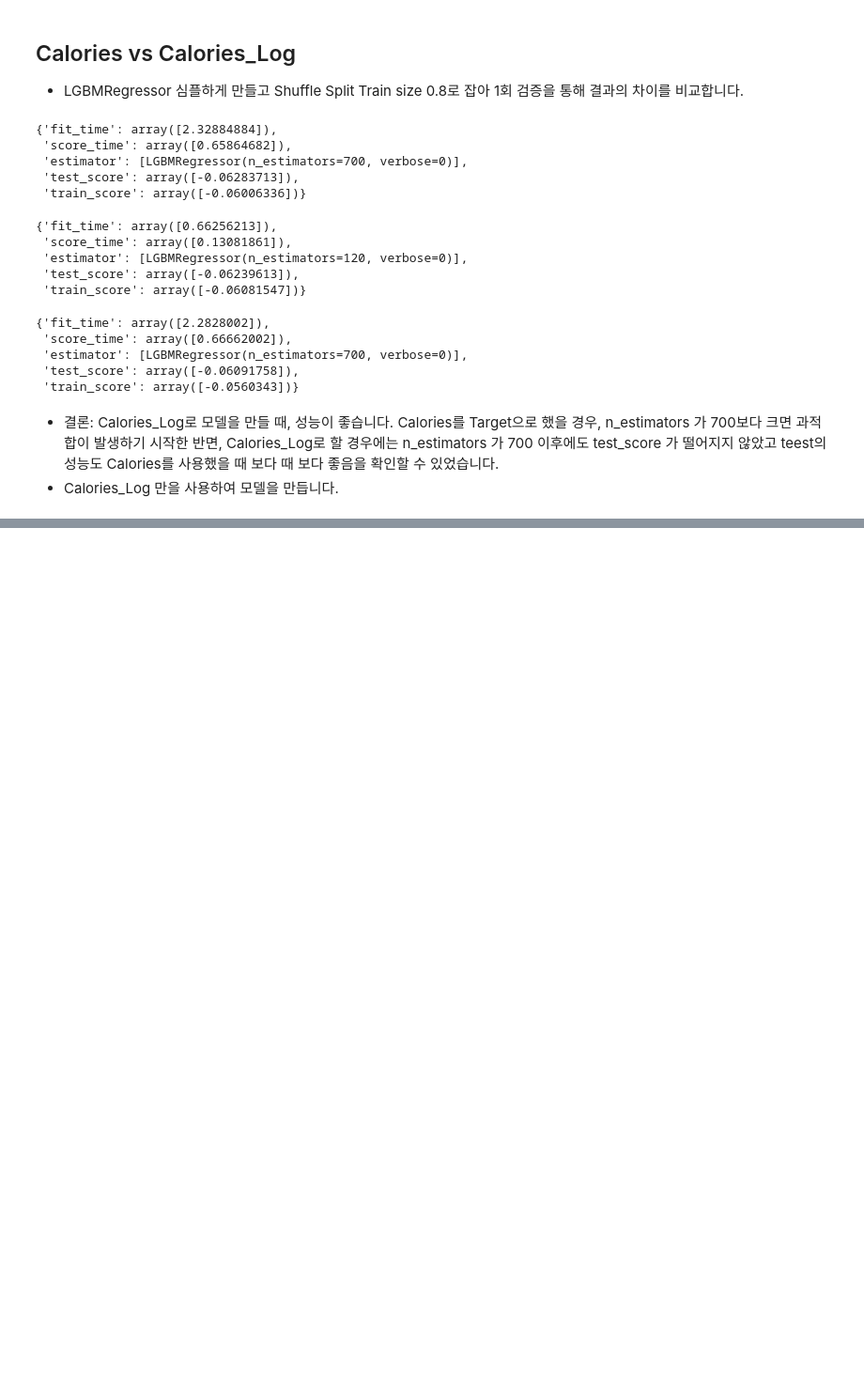
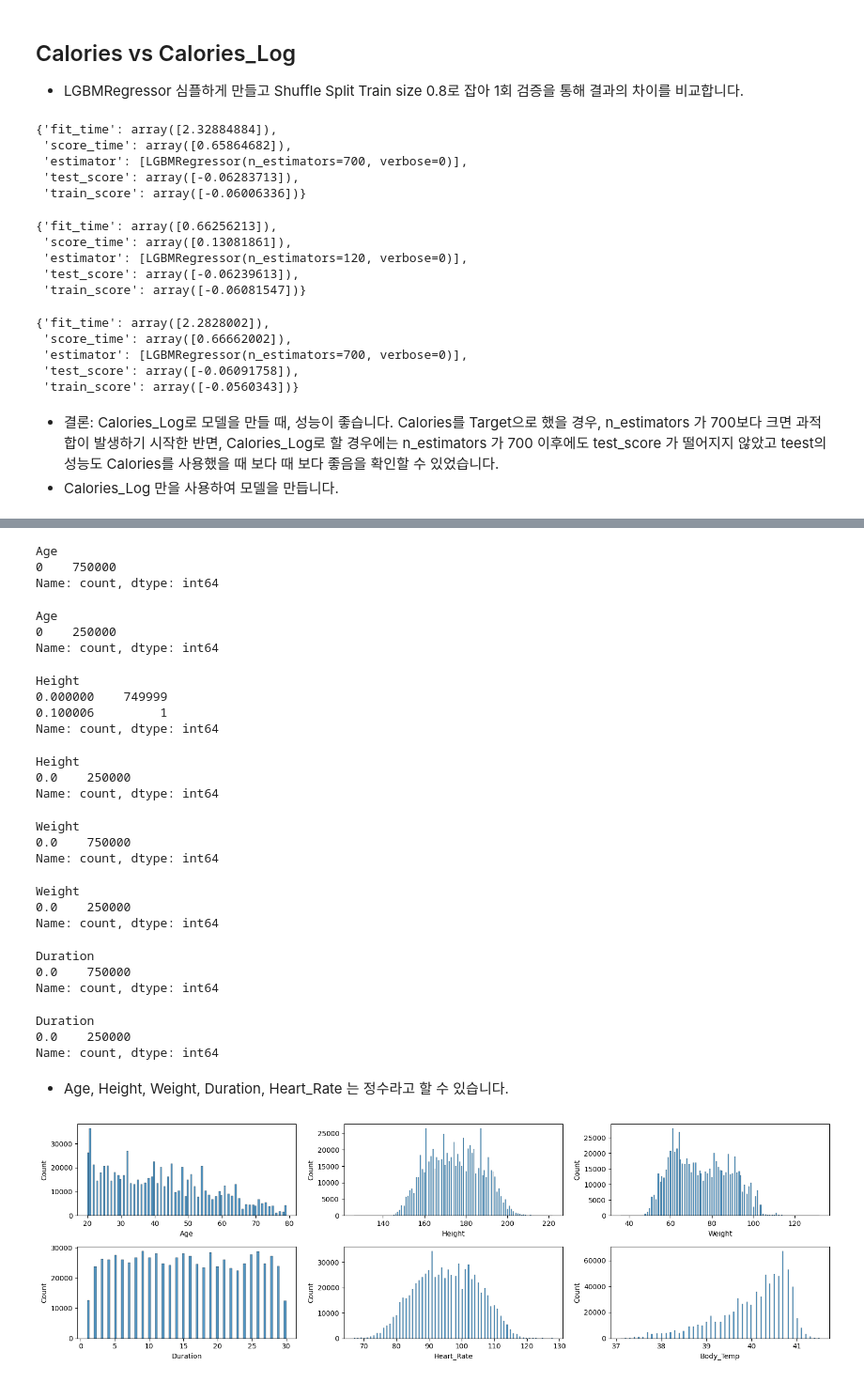
Before and after one commit to sunkusun9/sunkusun9, a Jupyter notebook: kaggle/PGS5/PGS5_ep5/Intro.ipynb, the cells around one changed output, grey strips where cells are left out. Shown at 94% size. Saved outputs shown, nothing was run; the diff lists cells and outputs as text; code cells hidden in the pictures; blank space fills up the shorter version.

```diff
--- a/kaggle/PGS5/PGS5_ep5/Intro.ipynb
+++ b/kaggle/PGS5/PGS5_ep5/Intro.ipynb
@@ -335,0 +349,3 @@ Calories_Log로 할 경우에는 n_estimators 가 700 이후에도 test_score
+# %%
+X_num = ['Age', 'Height', 'Weight', 'Duration', 'Heart_Rate', 'Body_Temp']
+df_train[X_num].describe()
@@ -335,0 +362,60 @@ Calories_Log로 할 경우에는 n_estimators 가 700 이후에도 test_score
+# %%
+(df_train['Age'] - df_train['Age'].astype('int')).value_counts()
+# %% [output]
+Age
+0    750000
+Name: count, dtype: int64
+# %%
+(df_test['Age'] - df_test['Age'].astype('int')).value_counts()
+# %% [output]
+Age
+0    250000
+Name: count, dtype: int64
+# %%
+(df_train['Height'] - df_train['Height'].astype('int')).value_counts()
+# %% [output]
+Height
+0.000000    749999
+0.100006         1
+Name: count, dtype: int64
+# %%
+(df_test['Height'] - df_test['Height'].astype('int')).value_counts()
+# %% [output]
+Height
+0.0    250000
+Name: count, dtype: int64
+# %%
+(df_train['Weight'] - df_train['Weight'].astype('int')).value_counts()
+# %% [output]
+Weight
+0.0    750000
+Name: count, dtype: int64
+# %%
+(df_test['Weight'] - df_test['Weight'].astype('int')).value_counts()
+# %% [output]
+Weight
+0.0    250000
+Name: count, dtype: int64
+# %%
+(df_train['Duration'] - df_train['Duration'].astype('int')).value_counts()
+# %% [output]
+Duration
+0.0    750000
+Name: count, dtype: int64
+# %%
+(df_test['Duration'] - df_test['Duration'].astype('int')).value_counts()
+# %% [output]
+Duration
+0.0    250000
+Name: count, dtype: int64
+# %% [markdown]
+- Age, 	Height,	Weight, Duration, Heart_Rate 는 정수라고 할 수 있습니다.
+# %%
+fig, axes = plt.subplots(2, 3, figsize = (16, 5))
+axes = axes.flatten()
+for i, ax in zip(X_num, axes):
+    sns.histplot(df_train, x = i, ax = ax)
+plt.tight_layout()
+plt.show()
+# %% [output]
+[figure, added]
```
Also changed, not shown: parts of 29 cells of this notebook, 1 other file.
